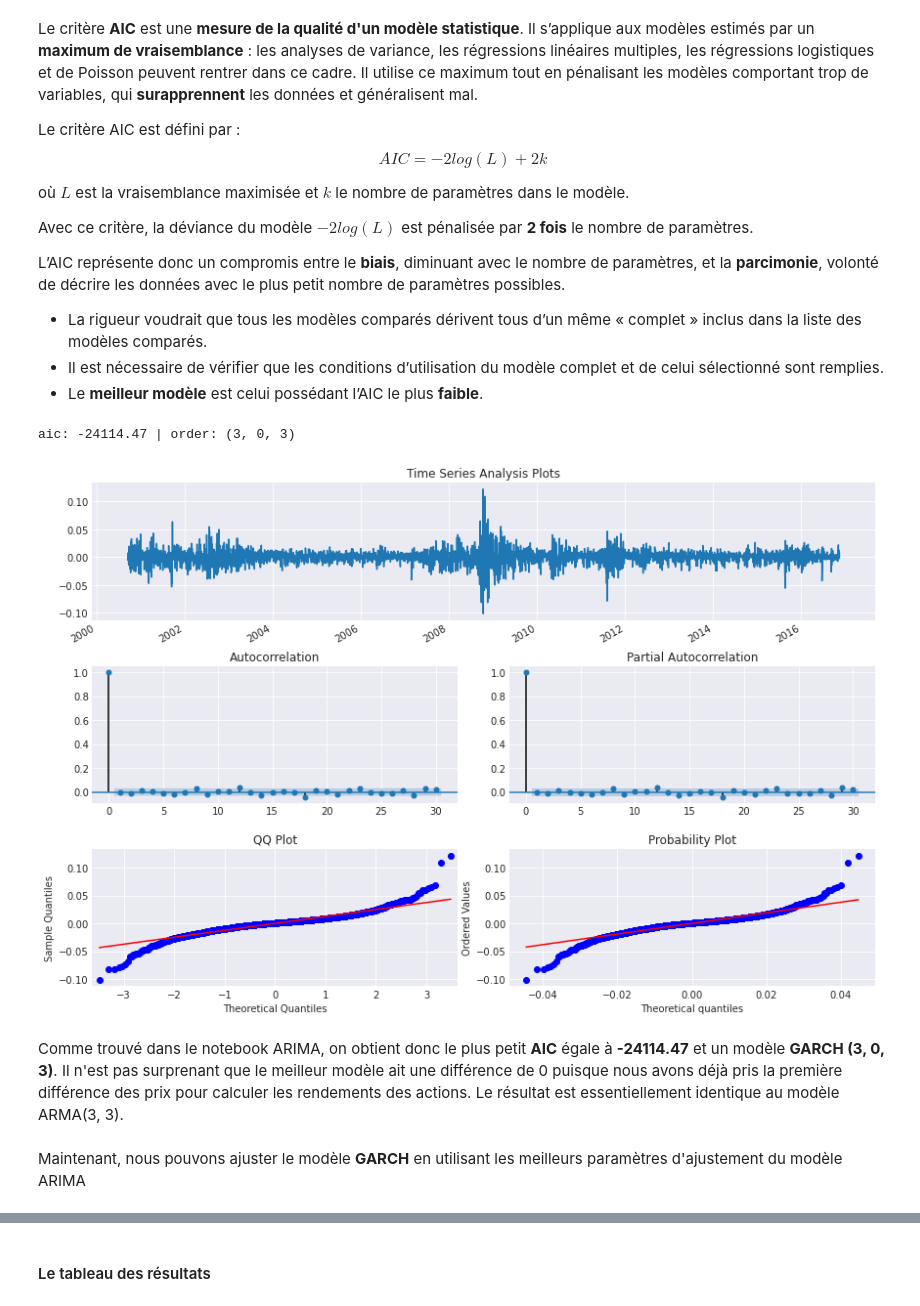
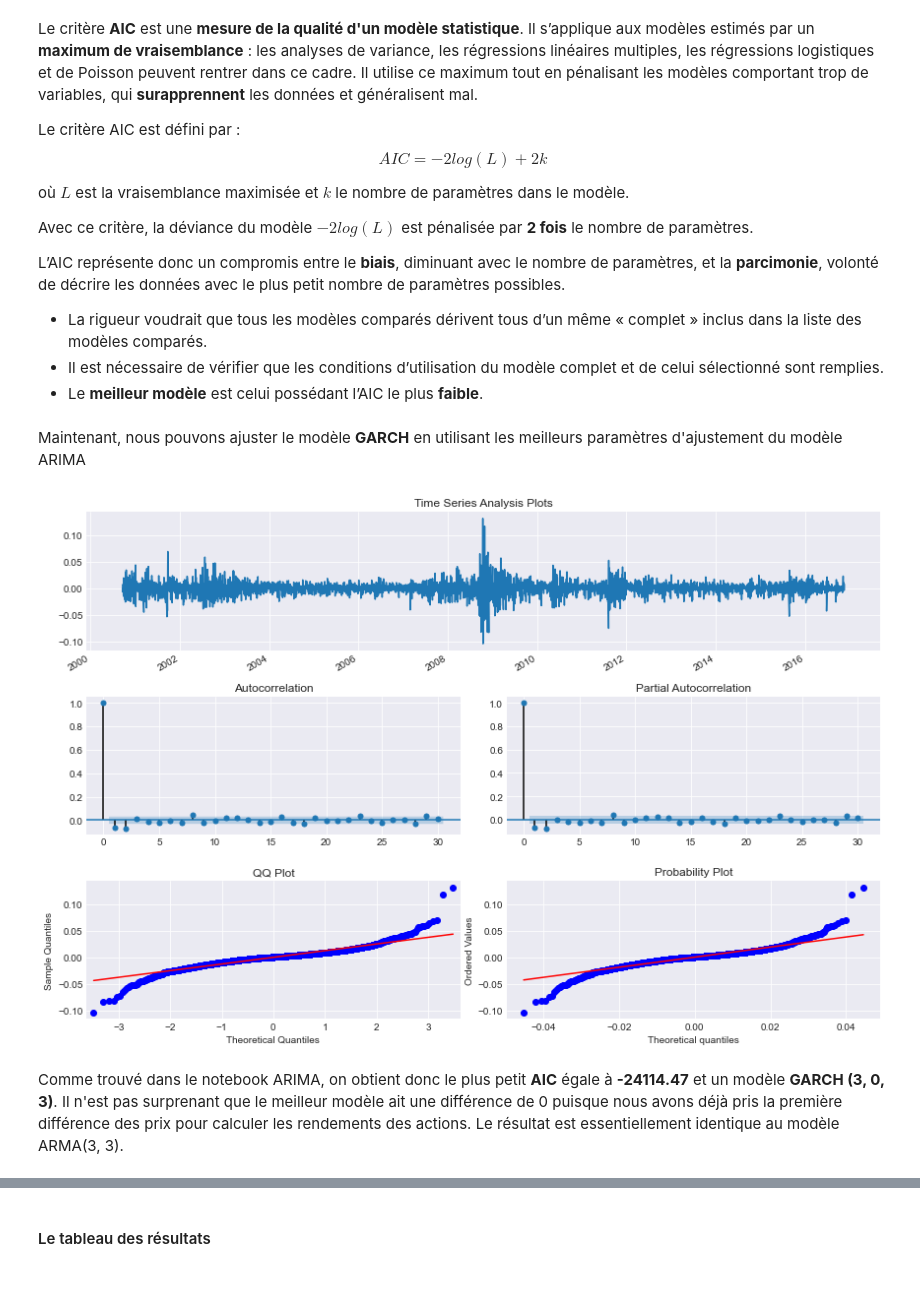
Before and after one commit to Lawisss/Helenos-Model, a Jupyter notebook: GARCH.ipynb, the cells around one changed output, grey strips where cells are left out. Cells and saved outputs as stored; diff of their text form; code cells hidden in the pictures.

Commit message:
GARCH Progression

```diff
--- a/GARCH.ipynb
+++ b/GARCH.ipynb
@@ -184,43 +187,16 @@ L’AIC représente donc un compromis entre le **biais**, diminuant avec le nomb
 - La rigueur voudrait que tous les modèles comparés dérivent tous d’un même « complet » inclus dans la liste des modèles comparés.
 - Il est nécessaire de vérifier que les conditions d’utilisation du modèle complet et de celui sélectionné sont remplies.
 - Le **meilleur modèle** est celui possédant l’AIC le plus **faible**.
-# %%
-# Choix des meilleur paramètres (ordres) et du modèle final avec l'aic
-
-best_aic = np.inf
-best_order = None
-best_mdl = None
-
-# [0,1,2,3,4]
-pq_rng = range(5)
-# [0,1]
-d_rng = range(2)
-
-for i in pq_rng:
-    for d in d_rng:
-        for j in pq_rng:
-            try:
-                # Simulation du modèle ARIMA
-                tmp_mdl = smt.ARIMA(TStraining,
-                                    order=(i, d, j)).fit(method='mle',
-                                                         trend='nc')
-                tmp_aic = tmp_mdl.aic
-                if tmp_aic < best_aic: # Choix du meilleur AIC
-                    best_aic = tmp_aic
-                    best_order = (i, d, j)
-                    best_mdl = tmp_mdl
-            except: continue
-
-
-print('aic: {:6.2f} | order: {}'.format(best_aic, best_order))
-
-# Visualisation du modèle ARIMA
-
-_ = tsplot(best_mdl.resid, lags=30)
-# %% [output]
-aic: -24114.47 | order: (3, 0, 3)
-[figure, removed]
+# %% [markdown]
+Maintenant, nous pouvons ajuster le modèle **GARCH** en utilisant les meilleurs paramètres d'ajustement du modèle ARIMA
+# %%
+# Simulation GARCH et affichage modèle
+
+mdl = arch_model(TStraining, p=3, o=0, q=3, rescale=False)
+result = mdl.fit(update_freq=5, disp='off')
+# %%
+tsplot(result.resid, lags=30)
+# %% [output]
+[figure, added]
 # %% [markdown]
 Comme trouvé dans le notebook ARIMA, on obtient donc le plus petit **AIC** égale à **-24114.47** et un modèle **GARCH (3, 0, 3)**. Il n'est pas surprenant que le meilleur modèle ait une différence de 0 puisque nous avons déjà pris la première différence des prix pour calculer les rendements des actions. Le résultat est essentiellement identique au modèle ARMA(3, 3).
-# %% [markdown]
-Maintenant, nous pouvons ajuster le modèle **GARCH** en utilisant les meilleurs paramètres d'ajustement du modèle ARIMA
```
Also changed, not shown: parts of 12 cells of this notebook.
